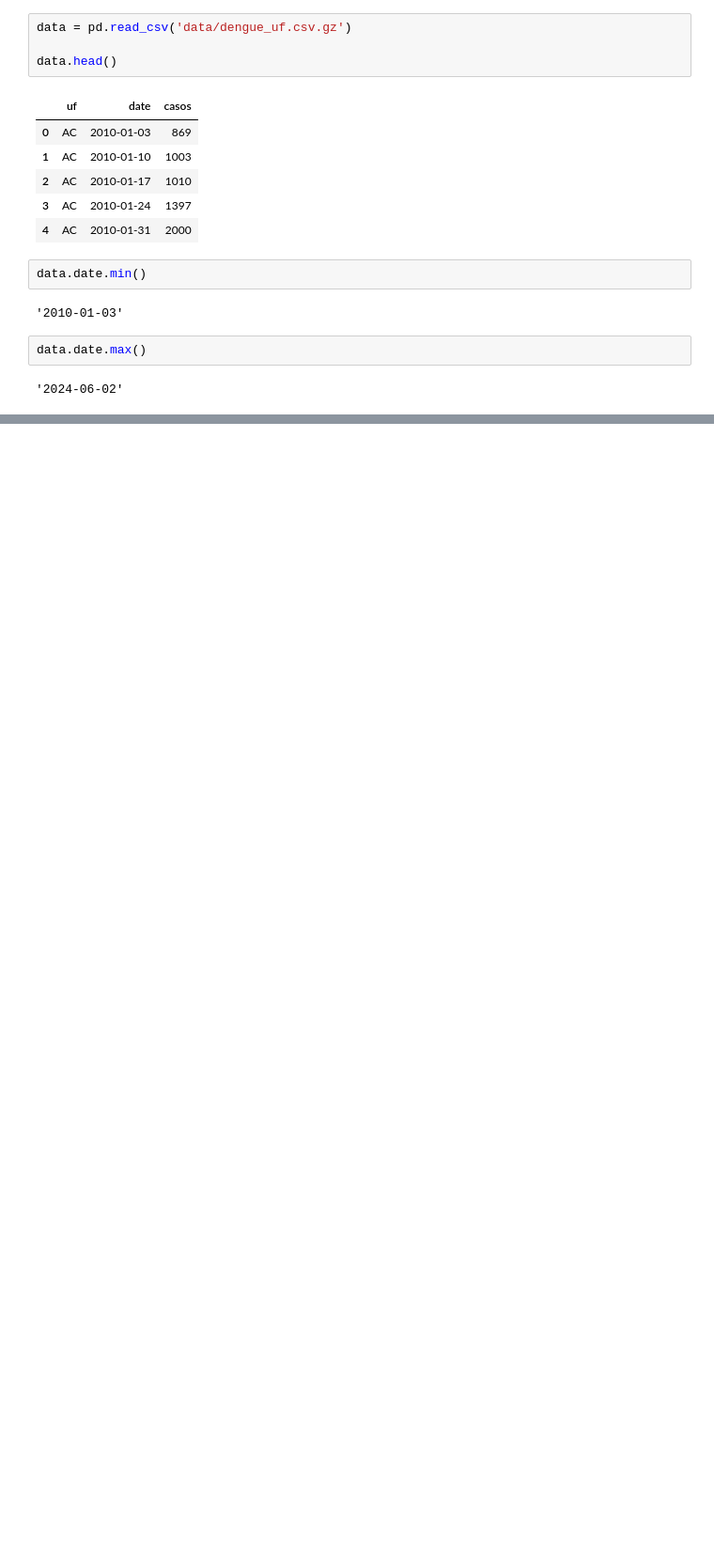
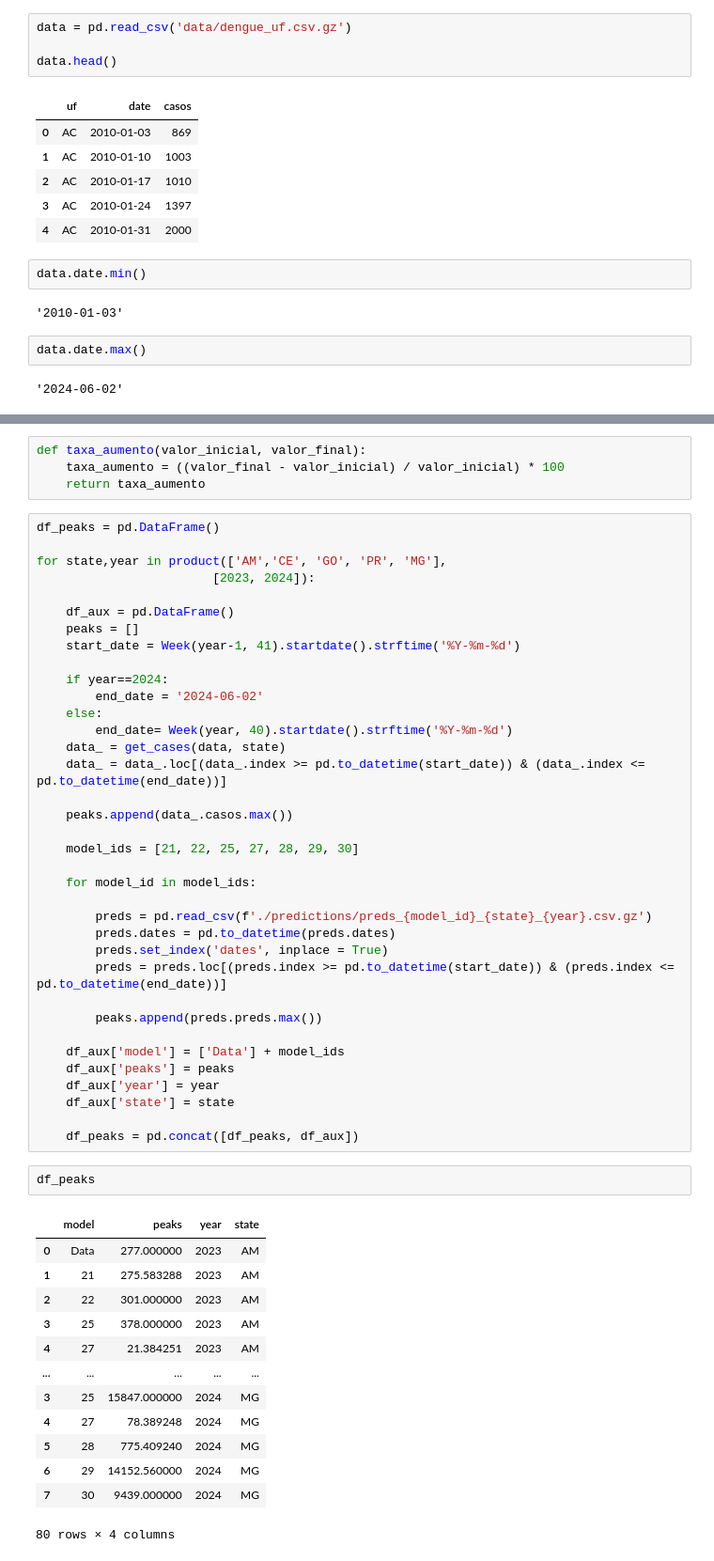
Before and after one commit to Mosqlimate-project/sprint-template, a Jupyter notebook: scores/comp_the_predictions.ipynb, the cells around one changed output, grey strips where cells are left out. Shown at 94% size. Saved outputs shown, nothing was run; the diff lists cells and outputs as text; blank space fills up the shorter version.

```diff
--- a/scores/comp_the_predictions.ipynb
+++ b/scores/comp_the_predictions.ipynb
@@ -198,0 +151,56 @@ plt.show()
+# %%
+def taxa_aumento(valor_inicial, valor_final):
+    taxa_aumento = ((valor_final - valor_inicial) / valor_inicial) * 100
+    return taxa_aumento
+# %%
+df_peaks = pd.DataFrame()
+
+for state,year in product(['AM','CE', 'GO', 'PR', 'MG'],
+                        [2023, 2024]):
+
+    df_aux = pd.DataFrame()
+    peaks = []
+    start_date = Week(year-1, 41).startdate().strftime('%Y-%m-%d')
+
+    if year==2024:
+        end_date = '2024-06-02'
+    else:
+        end_date= Week(year, 40).startdate().strftime('%Y-%m-%d')
+    data_ = get_cases(data, state)
+    data_ = data_.loc[(data_.index >= pd.to_datetime(start_date)) & (data_.index <= pd.to_datetime(end_date))]
+
+    peaks.append(data_.casos.max())
+
+    model_ids = [21, 22, 25, 27, 28, 29, 30]
+
+    for model_id in model_ids:
+
+        preds = pd.read_csv(f'./predictions/preds_{model_id}_{state}_{year}.csv.gz')
+        preds.dates = pd.to_datetime(preds.dates)
+        preds.set_index('dates', inplace = True)
+        preds = preds.loc[(preds.index >= pd.to_datetime(start_date)) & (preds.index <= pd.to_datetime(end_date))]
+
+        peaks.append(preds.preds.max())
+
+    df_aux['model'] = ['Data'] + model_ids
+    df_aux['peaks'] = peaks
+    df_aux['year'] = year
+    df_aux['state'] = state
+
+    df_peaks = pd.concat([df_peaks, df_aux])
+# %%
+df_peaks
+# %% [output]
+|  | model | peaks | year | state |
+| 0 | Data | 277.000000 | 2023 | AM |
+| 1 | 21 | 275.583288 | 2023 | AM |
+| 2 | 22 | 301.000000 | 2023 | AM |
+| 3 | 25 | 378.000000 | 2023 | AM |
+| 4 | 27 | 21.384251 | 2023 | AM |
+| ... | ... | ... | ... | ... |
+| 3 | 25 | 15847.000000 | 2024 | MG |
+| 4 | 27 | 78.389248 | 2024 | MG |
+| 5 | 28 | 775.409240 | 2024 | MG |
+| 6 | 29 | 14152.560000 | 2024 | MG |
+| 7 | 30 | 9439.000000 | 2024 | MG |
+80 rows × 4 columns
```
Also changed, not shown: parts of 13 cells of this notebook, 7 other files.
